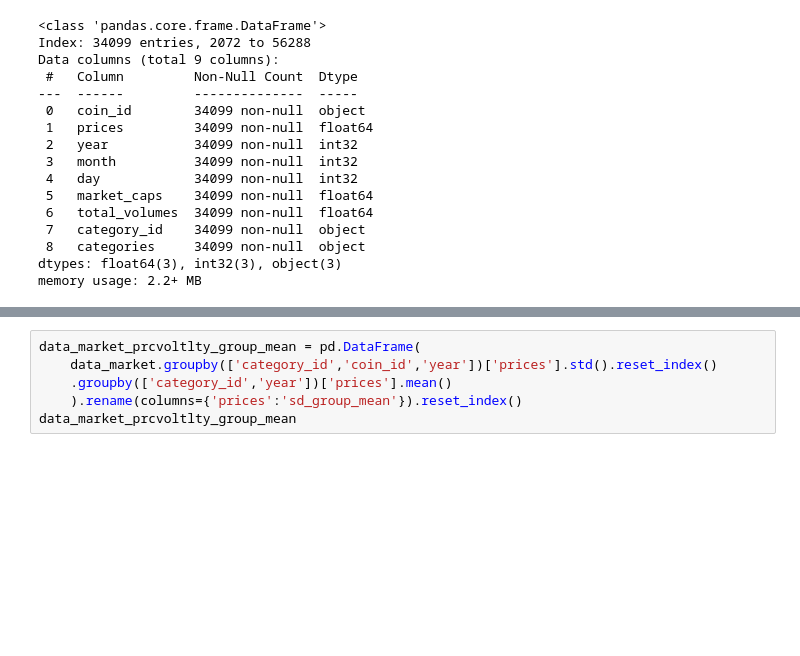
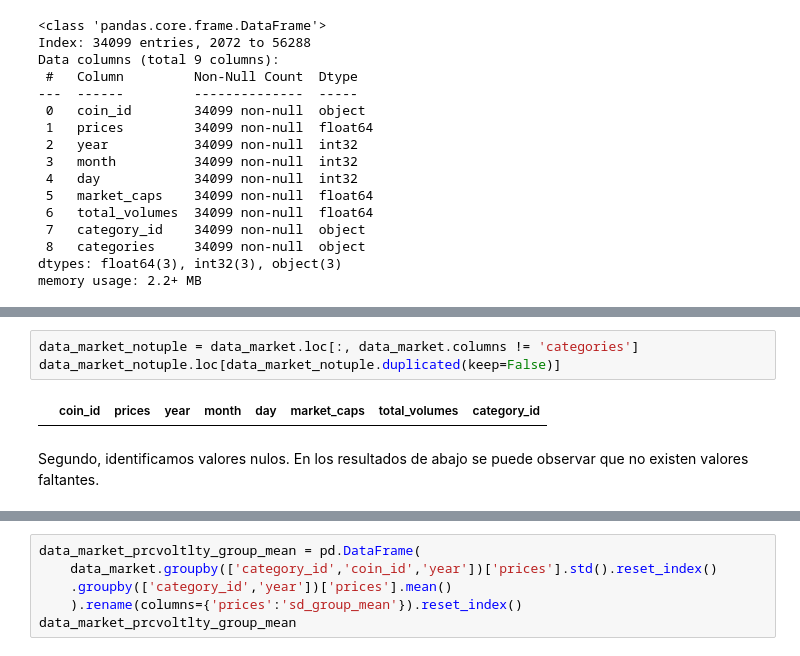
Before and after one commit to mmvvff/henry_pi_anltcs, a Jupyter notebook: data_process/02_etl_tranform_v2.ipynb, the cells around one changed output, grey strips where cells are left out. Drawn from its saved outputs; the diff is of its cells as text; blank space fills up the shorter version.

```diff
--- a/data_process/02_etl_tranform_v2.ipynb
+++ b/data_process/02_etl_tranform_v2.ipynb
@@ -28,0 +40,7 @@ memory usage: 2.2+ MB
+# %%
+data_market_notuple = data_market.loc[:, data_market.columns != 'categories']
+data_market_notuple.loc[data_market_notuple.duplicated(keep=False)]
+# %% [output]
+|  | coin_id | prices | year | month | day | market_caps | total_volumes | category_id |
+# %% [markdown]
+Segundo, identificamos valores nulos. En los resultados de abajo se puede observar que no existen valores faltantes.
```
Also changed, not shown: parts of 41 cells of this notebook, 2 other files.
